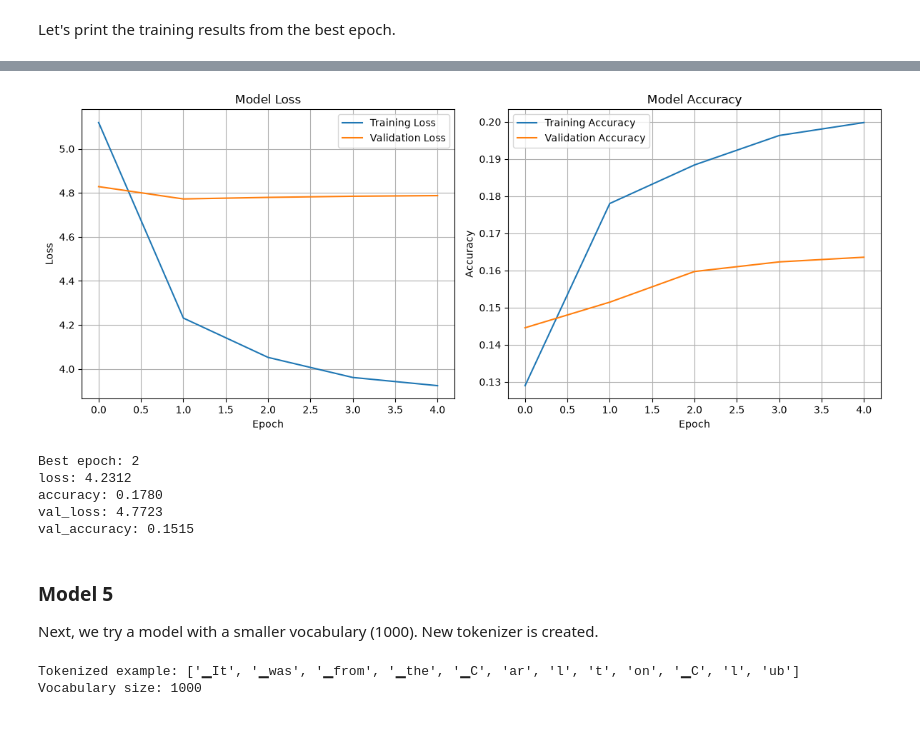
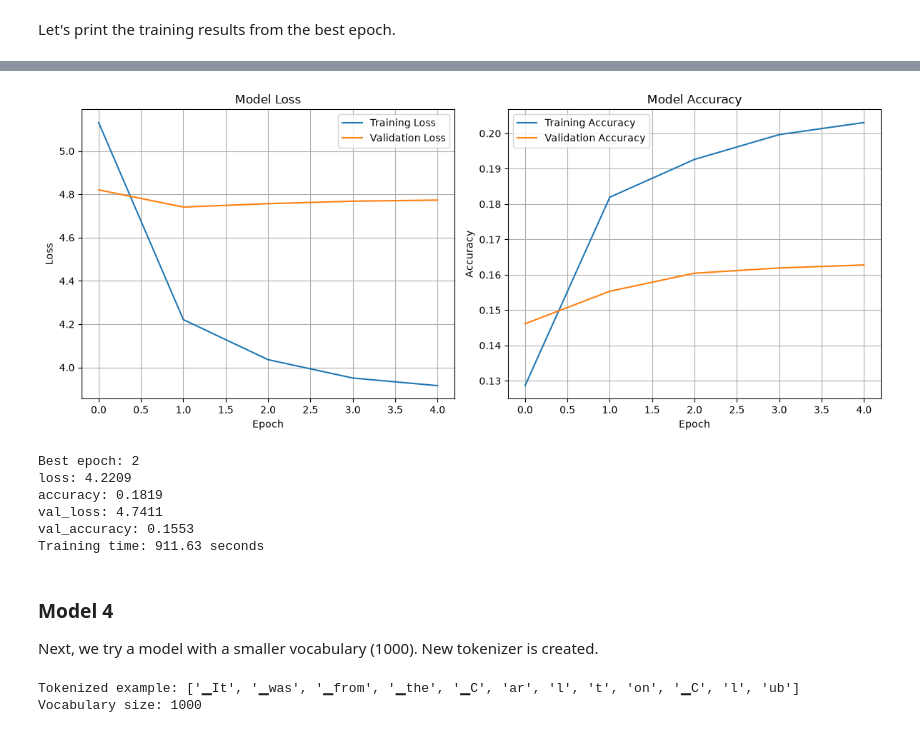
Before and after one commit to mehiis/neural-network-metropolia, a Jupyter notebook: assignment_03/01_text_generator_custom/01-transformer-text-generator.ipynb, the cells around one changed output, grey strips where cells are left out. Saved outputs shown, nothing was run; the diff lists cells and outputs as text; code cells hidden in the pictures.

```diff
--- a/assignment_03/01_text_generator_custom/01-transformer-text-generator.ipynb
+++ b/assignment_03/01_text_generator_custom/01-transformer-text-generator.ipynb
@@ -455,16 +163,0 @@ Our visitor was greatly disturbed in away in my dear Watson," he walking the spl
-# %%
-# load model (if you're starting a new session)
-# uncomment these lines to load a previously saved model
-"""
-# Load saved model
-model = keras.models.load_model('gutenberg_model.keras')
-
-# Load SentencePiece tokenizer
-sp = spm.SentencePieceProcessor()
-sp.load('gutenberg_sp.model')
-
-# Test generation
-prompt = "Our visitor was greatly disturbed"
-generated = generate_text(model, sp, prompt, num_tokens=150, temperature=1.0)
-print(generated)
-"""
@@ -807,7 +597,9 @@ Model: "functional_10"
 batch_size = 32
 epochs = 30
 
-history_04 = model_clean_small.fit(
+start_time = time.perf_counter()
+
+history_03 = model_clean_small.fit(
     train_inputs_clean, train_targets_clean,
     validation_data=(val_inputs_clean, val_targets_clean),
     batch_size=batch_size,
@@ -819,18 +611,22 @@ history_04 = model_clean_small.fit(
     ]
 )
 
+training_time = time.perf_counter() - start_time
+
 # plot training results
-plot_training_metrics(history_04)
+plot_training_metrics(history_03)
 
 # save the model
 model_clean_small.save('gutenberg_model_clean_small.keras')
 
 # get the best epoch
-best_epoch = int(np.argmin(history_04.history['val_loss']))
+best_epoch = int(np.argmin(history_03.history['val_loss']))
 print(f"Best epoch: {best_epoch + 1}")
 
 # print results
 for key in ['loss', 'accuracy', 'val_loss', 'val_accuracy']:
-    print(f"{key}: {history_04.history[key][best_epoch]:.4f}")
+    print(f"{key}: {history_03.history[key][best_epoch]:.4f}")
+
+print(f"Training time: {training_time:.2f} seconds")
 # %% [output]
 Epoch 1/30
@@ -846,13 +642,14 @@ Epoch 5/30
 Epoch 5: early stopping
 Restoring model weights from the end of the best epoch: 2.
-[figure, old version]
+[figure, new version]
 Best epoch: 2
-loss: 4.2312
-accuracy: 0.1780
-val_loss: 4.7723
-val_accuracy: 0.1515
+loss: 4.2209
+accuracy: 0.1819
+val_loss: 4.7411
+val_accuracy: 0.1553
+Training time: 911.63 seconds
 # %% [markdown]
-### Model 5
+### Model 4
 Next, we try a model with a smaller vocabulary (1000). New tokenizer is created.
 # %%
 # tokenizer with vocab size 1000, trained on the clean text
```
Also changed, not shown: parts of 51 cells of this notebook, 3 other files.
